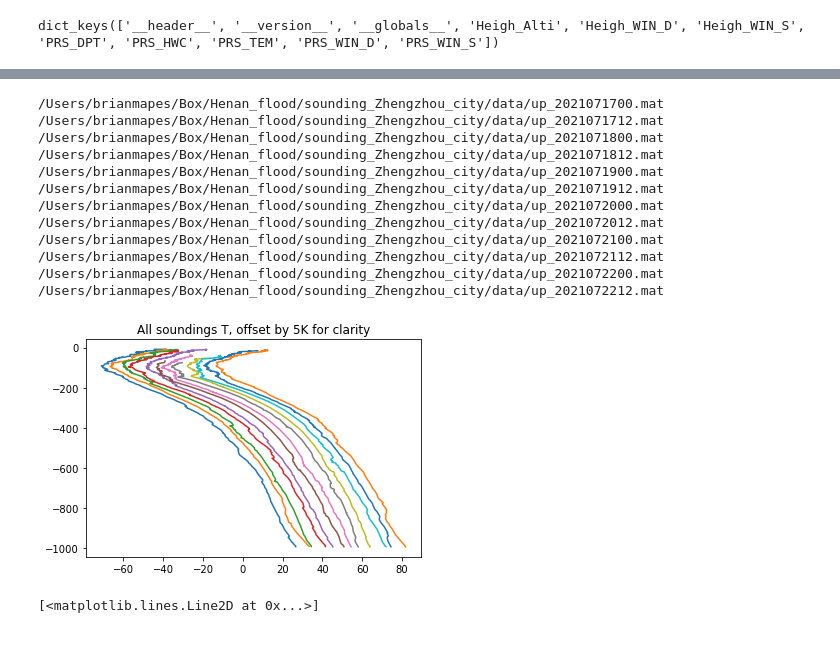
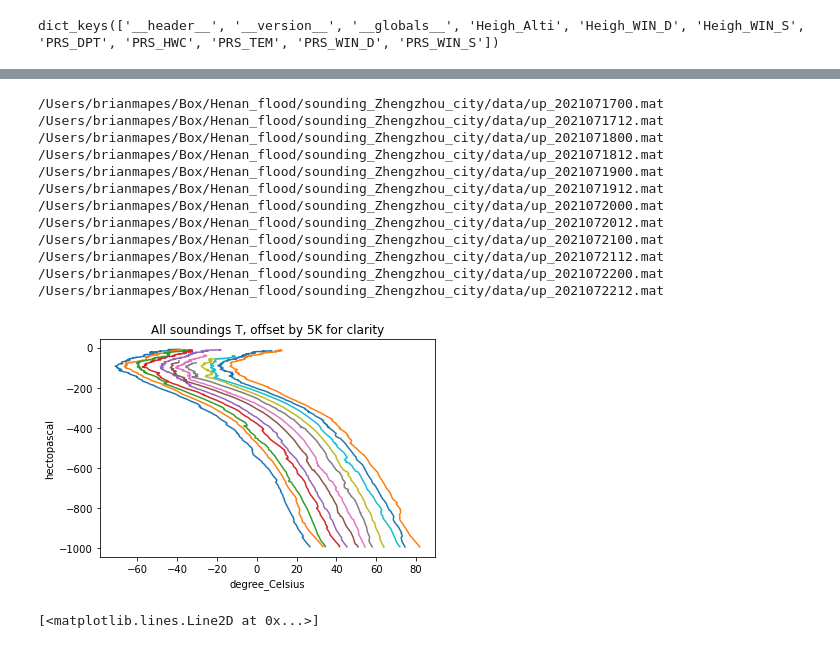
Before and after one commit to MPOcanes/MPO624_2022, a Jupyter notebook: Notebooks/Soundings_MetPy_fromMatlab.ipynb, the cells around one changed output, grey strips where cells are left out. Saved outputs shown, nothing was run; the diff lists cells and outputs as text; code cells hidden in the pictures.

```diff
--- a/Notebooks/Soundings_MetPy_fromMatlab.ipynb
+++ b/Notebooks/Soundings_MetPy_fromMatlab.ipynb
@@ -30,28 +30,30 @@ plt.plot(T,-p); plt.plot(Td,-p)
 # %%
+# Loop over files, making T(p) plots
+
 import glob
 
 for i,file in enumerate(glob.glob('/Users/brianmapes/Box/Henan_flood/sounding_Zhengzhou_city/data/*.mat')):
     print(file)
     mat = sp.loadmat(file)
-    Td=mat.get('PRS_DPT')[0:,0]# *metpy.units.units('degC'))
-    T =mat.get('PRS_TEM')[0:,0]# *metpy.units.units('degC'))
-    p =mat.get('PRS_HWC')[0:,0]# *metpy.units.units('hPa'))
-    plt.plot(T+i*5,-p); #plt.plot(Td,-p)
+    Td=mat.get('PRS_DPT')[0:,0] *metpy.units.units('degC')
+    T =mat.get('PRS_TEM')[0:,0] *metpy.units.units('degC')
+    p =mat.get('PRS_HWC')[0:,0] *metpy.units.units('hPa')
+    plt.plot(T + (i*5)*metpy.units.units('delta_degC') ,-p); #plt.plot(Td,-p)
     plt.title('All soundings T, offset by 5K for clarity')
 # %% [output]
 /Users/brianmapes/Box/Henan_flood/sounding_Zhengzhou_city/data/up_2021071700.mat
 /Users/brianmapes/Box/Henan_flood/sounding_Zhengzhou_city/data/up_2021071712.mat
 /Users/brianmapes/Box/Henan_flood/sounding_Zhengzhou_city/data/up_2021071800.mat
 /Users/brianmapes/Box/Henan_flood/sounding_Zhengzhou_city/data/up_2021071812.mat
 /Users/brianmapes/Box/Henan_flood/sounding_Zhengzhou_city/data/up_2021071900.mat
 /Users/brianmapes/Box/Henan_flood/sounding_Zhengzhou_city/data/up_2021071912.mat
 /Users/brianmapes/Box/Henan_flood/sounding_Zhengzhou_city/data/up_2021072000.mat
 /Users/brianmapes/Box/Henan_flood/sounding_Zhengzhou_city/data/up_2021072012.mat
 /Users/brianmapes/Box/Henan_flood/sounding_Zhengzhou_city/data/up_2021072100.mat
 /Users/brianmapes/Box/Henan_flood/sounding_Zhengzhou_city/data/up_2021072112.mat
 /Users/brianmapes/Box/Henan_flood/sounding_Zhengzhou_city/data/up_2021072200.mat
 /Users/brianmapes/Box/Henan_flood/sounding_Zhengzhou_city/data/up_2021072212.mat
-[figure, old version]
+[figure, new version]
 # %%
 th = mpcalc.potential_temperature(p,T)
 the =  mpcalc.equivalent_potential_temperature(p,T,Td)
```
Also changed, not shown: parts of 8 cells of this notebook.
